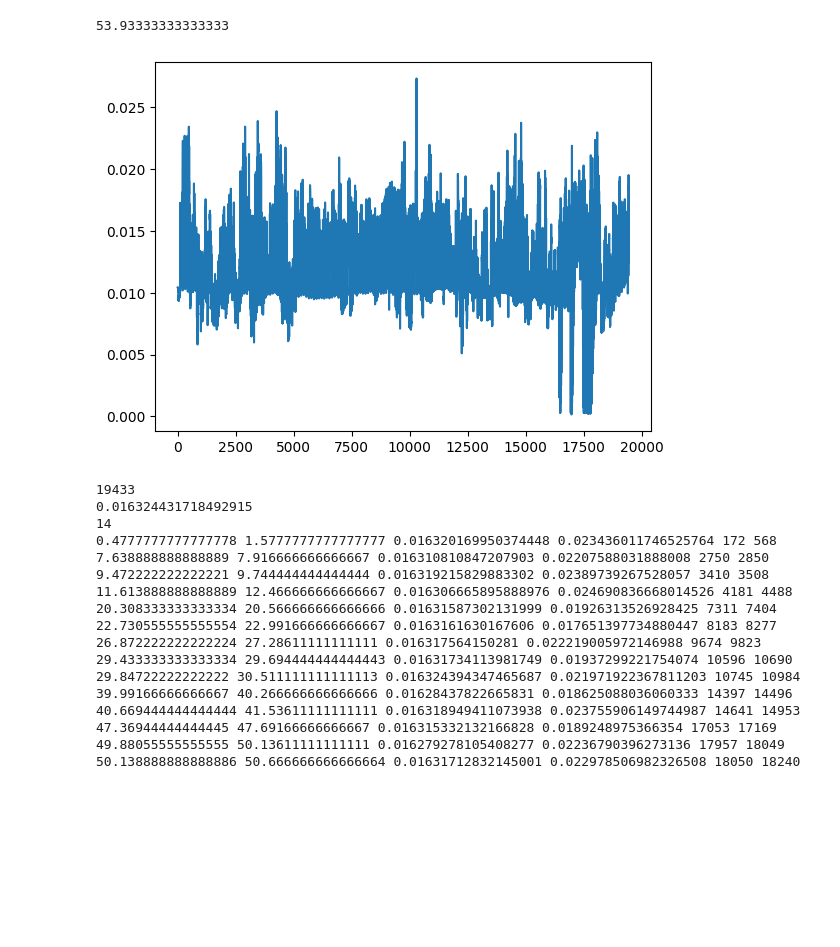
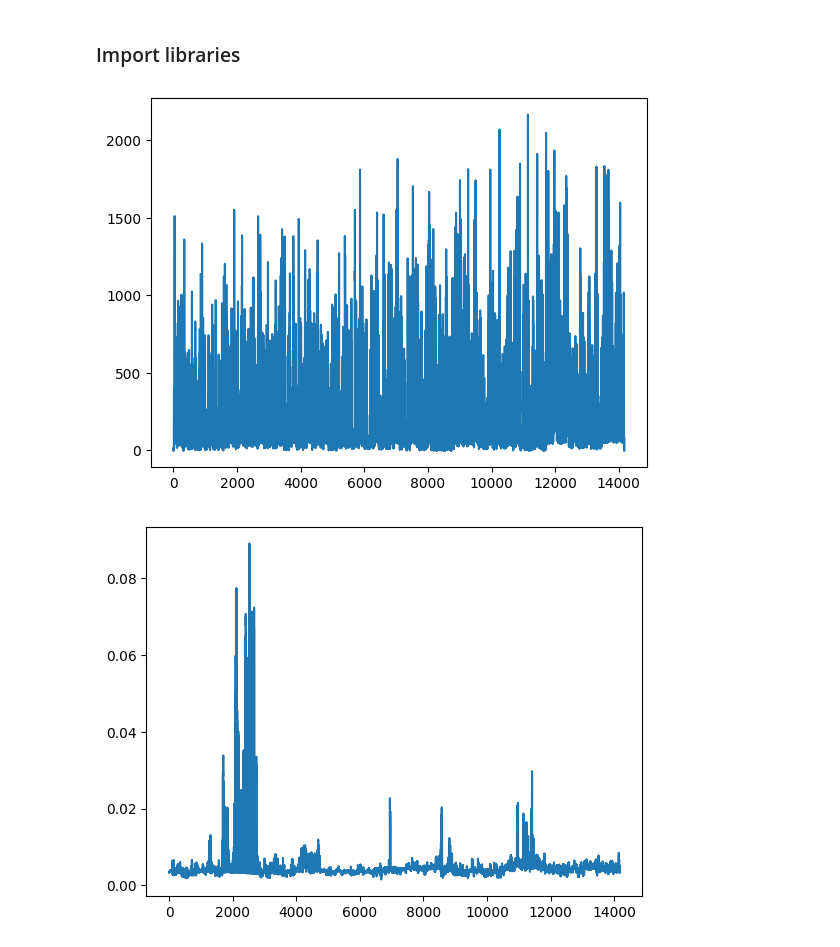
Before and after one commit to NikolayBlagoev/Dota_2_Highlight, a Jupyter notebook: get_anomalies.ipynb, the cells around one changed output. Drawn from its saved outputs; the diff is of its cells as text; code cells hidden in the pictures; blank space fills up the shorter version.

```diff
--- a/get_anomalies.ipynb
+++ b/get_anomalies.ipynb
@@ -506,37 +1,2 @@ for s in segms:
-# %%
-
-
-linreg_new = polyreg_outliar_mse([singl_frm], 18)
-
-intrm = eval_linreg(singl_frm, 18, linreg_new)
-print(len(intrm)/360)
-intrm  = singl_frm
-plt.plot(intrm)
-plt.show()
-
-segms = SWIDE_ours(intrm, np.mean(intrm[intrm>0])*1.25)
-print(len(segms))
-# segm_means = [np.mean(np.array(i)) for i in segms]
-# print(segm_means)
-for s in segms:
-    print(s[0]/360, s[-1]/360, s[1], s[2], s[0],s[-1])
-# %% [output]
-53.93333333333333
-[figure, removed]
-19433
-0.016324431718492915
-14
-0.4777777777777778 1.5777777777777777 0.016320169950374448 0.023436011746525764 172 568
-7.638888888888889 7.916666666666667 0.016310810847207903 0.02207588031888008 2750 2850
-9.472222222222221 9.744444444444444 0.016319215829883302 0.02389739267528057 3410 3508
-11.613888888888889 12.466666666666667 0.016306665895888976 0.024690836668014526 4181 4488
-20.308333333333334 20.566666666666666 0.01631587302131999 0.01926313526928425 7311 7404
-22.730555555555554 22.991666666666667 0.0163161630167606 0.017651397734880447 8183 8277
-26.872222222222224 27.28611111111111 0.016317564150281 0.022219005972146988 9674 9823
-29.433333333333334 29.694444444444443 0.01631734113981749 0.01937299221754074 10596 10690
-29.84722222222222 30.511111111111113 0.016324394347465687 0.021971922367811203 10745 10984
-39.99166666666667 40.266666666666666 0.01628437822665831 0.018625088036060333 14397 14496
-40.669444444444444 41.53611111111111 0.016318949411073938 0.023755906149744987 14641 14953
-47.36944444444445 47.69166666666667 0.016315332132166828 0.0189248975366354 17053 17169
-49.88055555555555 50.13611111111111 0.016279278105408277 0.02236790396273136 17957 18049
-50.138888888888886 50.666666666666664 0.01631712832145001 0.022978506982326508 18050 18240
+# %% [markdown]
+### Import libraries
@@ -542,0 +22,17 @@ for s in segms:
+# %%
+# Get the mp3 of the audio !!! NEEDS TO BE MONO !!!
+a = pydub.AudioSegment.from_mp3("data/game4.mp3")
+
+y = np.array(a.get_array_of_samples())
+data_binr, data_rmsr, _ = eval_sound(y,a)
+plt.plot(data_binr)
+plt.show()
+# %% [output]
+[figure, added]
+# %%
+# Get the single frame analysis
+singl_frm = np.loadtxt("data/arr.csv", delimiter = ",")
+plt.plot(singl_frm)
+plt.show()
+# %% [output]
+[figure, added]
```
Also changed, not shown: parts of 42 cells of this notebook, 9 other files.
